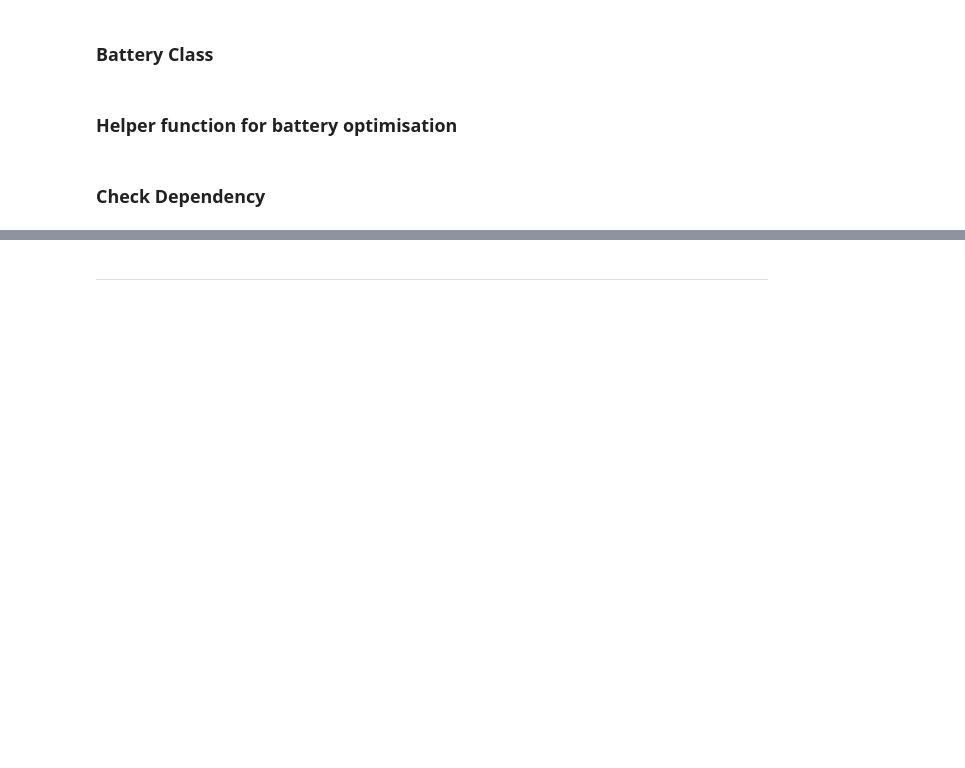
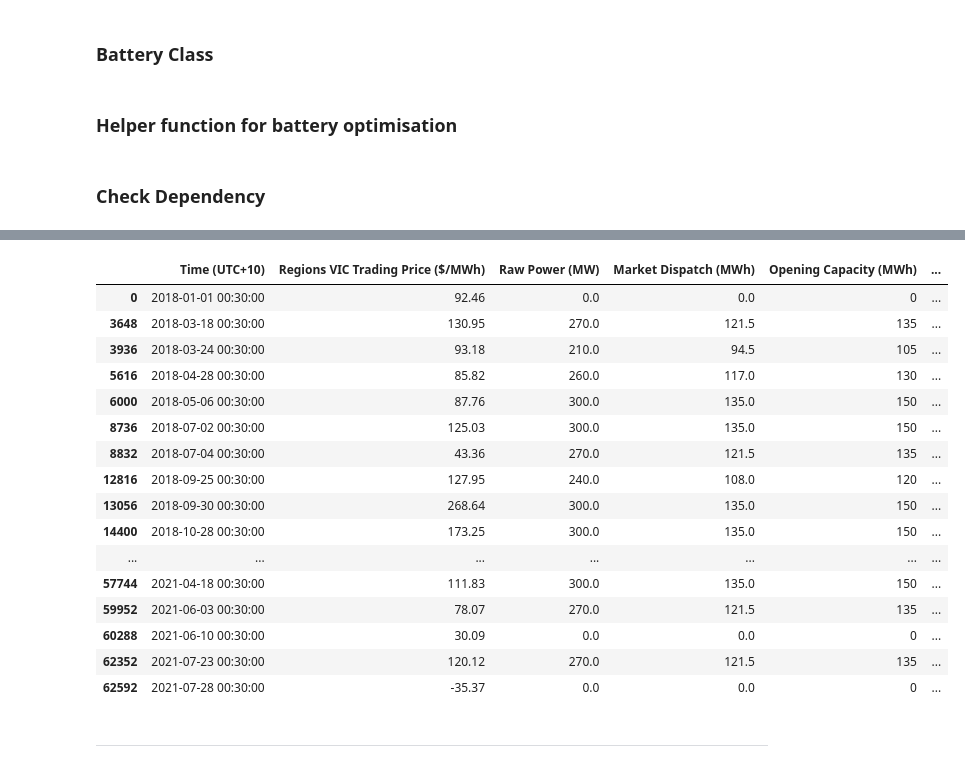
Before and after one commit to rinliauw/energy-market-and-battery-optimization, a Jupyter notebook: code/First Algorithm/MD Algorithm (Period Maximisation model).ipynb, the cells around one changed output, grey strips where cells are left out. Cells and saved outputs as stored; diff of their text form; code cells hidden in the pictures; blank space fills up the shorter version.

```diff
--- a/code/First Algorithm/MD Algorithm (Period Maximisation model).ipynb
+++ b/code/First Algorithm/MD Algorithm (Period Maximisation model).ipynb
@@ -825,2 +1082,23 @@ test
+# %%
+test = pd.read_excel('../../preprocessed_data/First Algorithm/Dependency_ON_SM.xlsx')
+test[test["Opening Capacity (MWh)"] != test["Closing Capacity (MWh)"].shift()]
+# %% [output]
+|  | Time (UTC+10) | Regions VIC Trading Price ($/MWh) | Raw Power (MW) | Market Dispatch (MWh) | Opening Capacity (MWh) | ... |
+| 0 | 2018-01-01 00:30:00 | 92.46 | 0.0 | 0.0 | 0 | ... |
+| 3648 | 2018-03-18 00:30:00 | 130.95 | 270.0 | 121.5 | 135 | ... |
+| 3936 | 2018-03-24 00:30:00 | 93.18 | 210.0 | 94.5 | 105 | ... |
+| 5616 | 2018-04-28 00:30:00 | 85.82 | 260.0 | 117.0 | 130 | ... |
+| 6000 | 2018-05-06 00:30:00 | 87.76 | 300.0 | 135.0 | 150 | ... |
+| 8736 | 2018-07-02 00:30:00 | 125.03 | 300.0 | 135.0 | 150 | ... |
+| 8832 | 2018-07-04 00:30:00 | 43.36 | 270.0 | 121.5 | 135 | ... |
+| 12816 | 2018-09-25 00:30:00 | 127.95 | 240.0 | 108.0 | 120 | ... |
+| 13056 | 2018-09-30 00:30:00 | 268.64 | 300.0 | 135.0 | 150 | ... |
+| 14400 | 2018-10-28 00:30:00 | 173.25 | 300.0 | 135.0 | 150 | ... |
+| ... | ... | ... | ... | ... | ... | ... |
+| 57744 | 2021-04-18 00:30:00 | 111.83 | 300.0 | 135.0 | 150 | ... |
+| 59952 | 2021-06-03 00:30:00 | 78.07 | 270.0 | 121.5 | 135 | ... |
+| 60288 | 2021-06-10 00:30:00 | 30.09 | 0.0 | 0.0 | 0 | ... |
+| 62352 | 2021-07-23 00:30:00 | 120.12 | 270.0 | 121.5 | 135 | ... |
+| 62592 | 2021-07-28 00:30:00 | -35.37 | 0.0 | 0.0 | 0 | ... |
 # %% [markdown]
 ---
```
Also changed, not shown: parts of 33 cells of this notebook, 17 other files.
